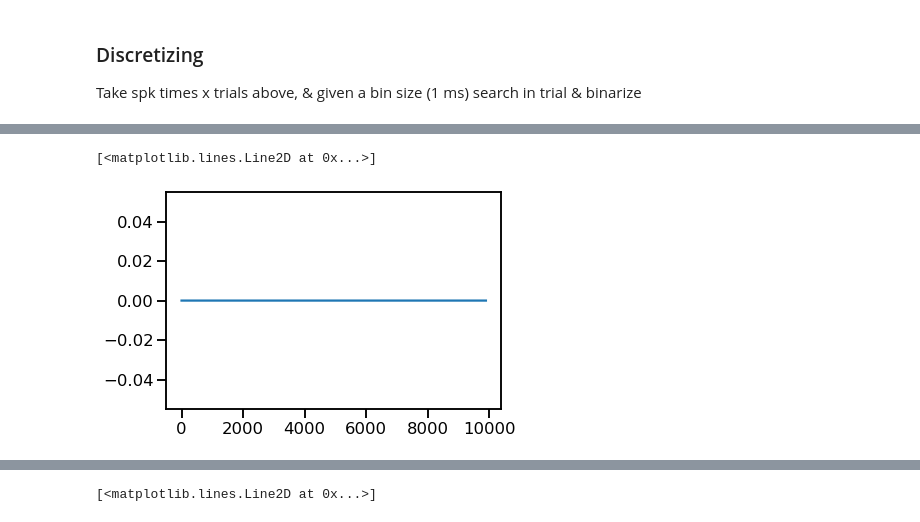
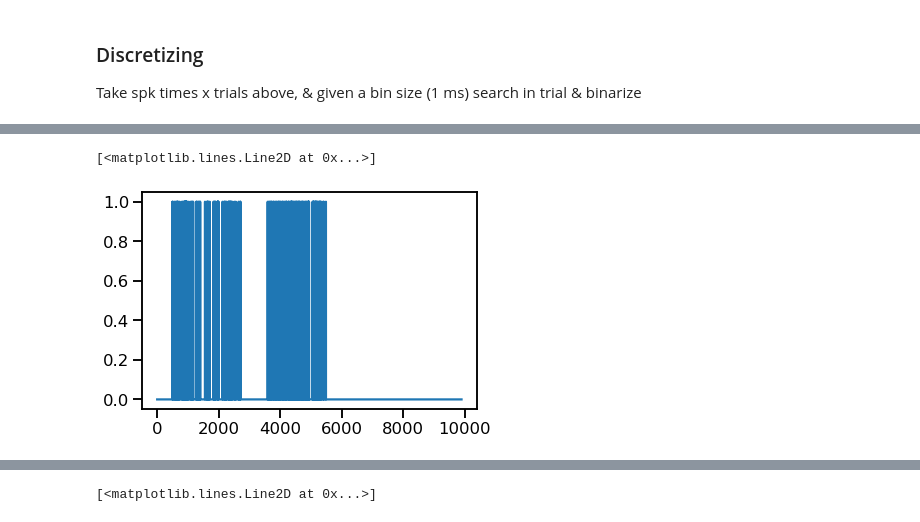
Before and after one commit to Brody-Lab/jbreda_PWM_mPFC_analysis, a Jupyter notebook: W122_08_06_2019_1_fromSD.ipynb, the cells around one changed output, grey strips where cells are left out. Drawn from its saved outputs; the diff is of its cells as text; code cells hidden in the pictures.

Commit message:
get_spike_counts bug fixed and added to utils

```diff
--- a/W122_08_06_2019_1_fromSD.ipynb
+++ b/W122_08_06_2019_1_fromSD.ipynb
@@ -125,6 +145,7 @@ def get_spike_counts(session_spk_times, session_trial_times, bin_size, mode, tri
     session_spk_counts = []
 
     # iterate over spikes for each trial
+#     for itrial in range(2):
     for itrial, trial_spks in enumerate(tqdm(session_spk_times)):
 
         # grab start time
@@ -139,20 +160,19 @@ def get_spike_counts(session_spk_times, session_trial_times, bin_size, mode, tri
         else:
             print('This is not a valid_trial length type')
 
-        # initialize bin structure
+        # initialize bin structure to include all bins form [0 to bin_size]
         half_bin = bin_size / 2
+        bin_centers = np.arange(t_start + half_bin, t_end, bin_size)
+        n_bins = len(bin_centers)
 
-        # this includes all bein times from [0 to bin_size]
-        bin_centers = np.arange(t_start + half_bin, t_end, binsize)
-
-        n_bins = len(bin_centers)
+        # updated for each trial
         trial_spk_counts = np.zeros((n_bins))
 
         for ibin in range(n_bins):
             # for each of the spikes in the ith trial, do any fit in the ith bin?
             if mode == 'binary':
-                spike_in_ibin = np.logical_and(trial_spks >= (bincenters[ibin] - halfbin),
-                                               trial_spks  <= (bincenters[ibin] + halfbin))
+                spike_in_ibin = np.logical_and(session_spk_times[itrial] >= (bin_centers[ibin] - half_bin),
+                                               session_spk_times[itrial] <= (bin_centers[ibin] + half_bin))
 
                 # if there is a spike in the bin, report it NOTE 1 ms isn't enough to get only 1 spike per bin,
                 # but it is still very rare, so there may be multiple spikes in a bin and we only count 1
@@ -161,11 +181,10 @@ def get_spike_counts(session_spk_times, session_trial_times, bin_size, mode, tri
 
             elif mode == 'count':
                 # for each of the spikes in the ith trial, how many fit into the ith bin?
-                n_spike_in_bin = np.sum(np.logical_and(trial_spks >= (bincenters[ibin] - halfbin),
-                                                       trial_spks <= (bincenters[ibin] + halfbin)))
+                n_spike_in_bin = np.sum(np.logical_and(session_spk_times[itrial] >= (bin_centers[ibin] - half_bin),
+                                                       session_spk_times[itrial] <= (bin_centers[ibin] + half_bin)))
 
                 trial_spk_counts[ibin] = n_spike_in_bin
-
 
         session_spk_counts.append(trial_spk_counts)
 
@@ -175 +192,3 @@ binary_test = binarize_spike_train(tr_spk_L, tr_times, bin_size=0.01, trial_len=
+# %%
+binary = get_spike_counts(tr_spk_L, tr_times, bin_size = 0.001, mode = 'binary')
 # %%
@@ -177,2 +195,0 @@ count_test = get_spike_counts(tr_spk_L, tr_times, bin_size=0.1)
-# %%
-binary = get_spike_counts(tr_spk_L, tr_times, bin_size = 0.01, mode = 'binary')
@@ -181,9 +196,9 @@ count = get_spike_counts(tr_spk_L, tr_times, bin_size = 0.5, mode = 'count')
 # %%
-trial = 2
+trial = 300
 plt.plot(binary[trial])
 # %% [output]
 [<matplotlib.lines.Line2D at 0x...>]
-[figure, old version]
+[figure, new version]
 # %%
 plt.plot(count[trial])
 # %% [output]
```
Also changed, not shown: parts of 6 cells of this notebook, 1 other file.
